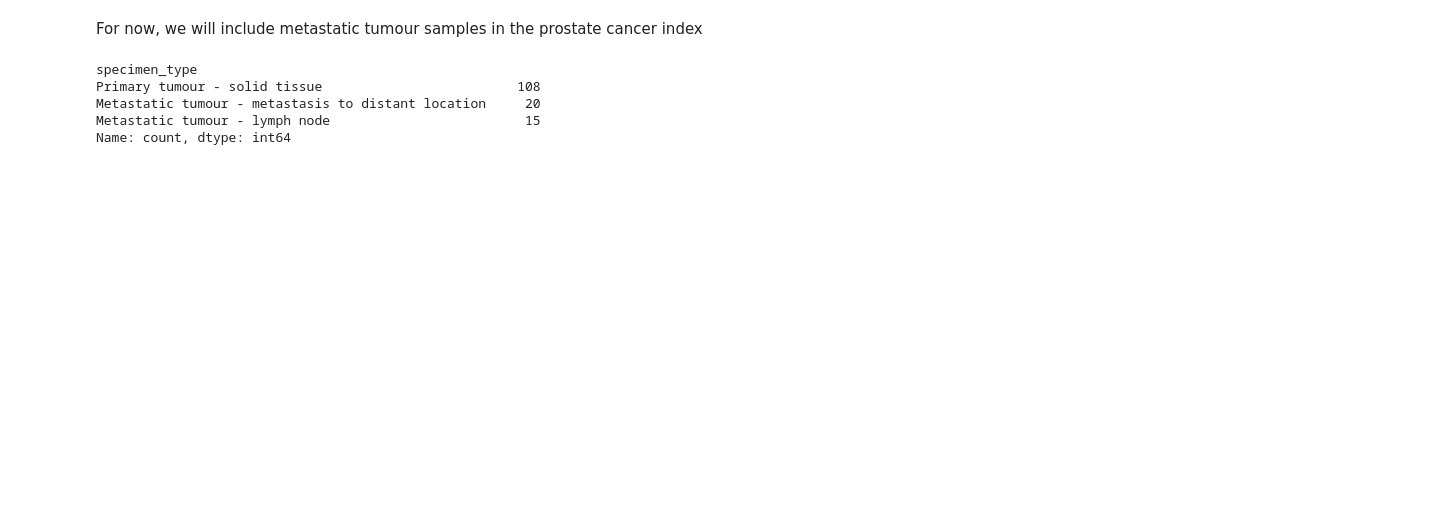
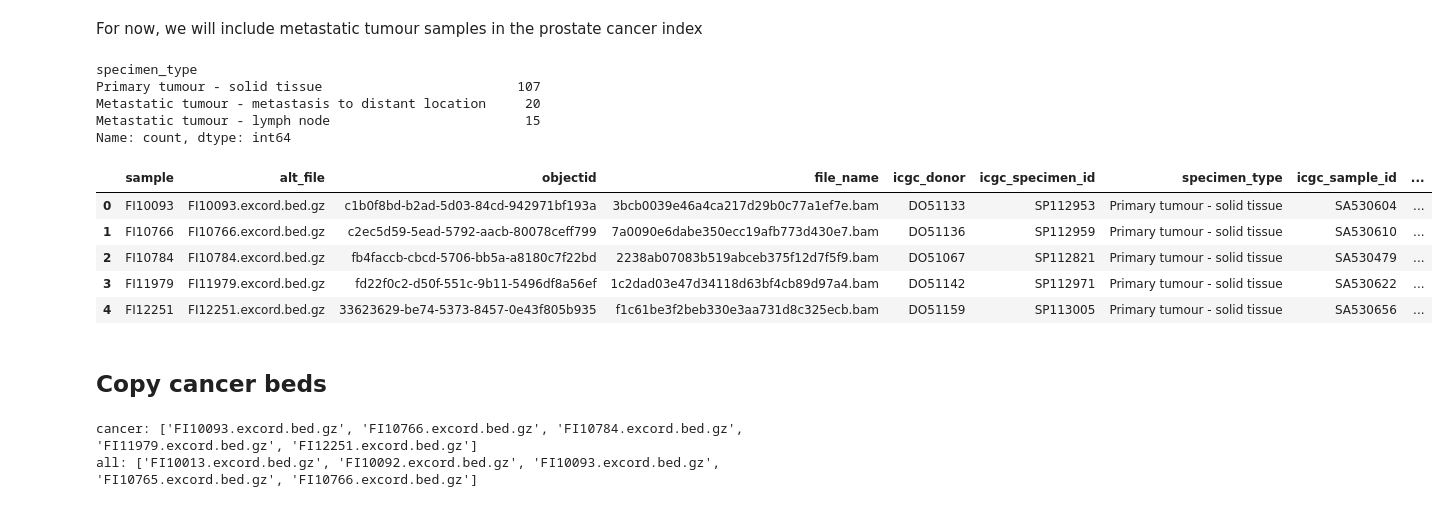
Before and after one commit to jakekrol/genefusion, a Jupyter notebook: python/prostate_stix_ped.ipynb, the cells around one changed output. Saved outputs shown, nothing was run; the diff lists cells and outputs as text; code cells hidden in the pictures; blank space fills up the shorter version.

Commit message:
prostate: fs setup for giggle idx and create sharded peds

```diff
--- a/python/prostate_stix_ped.ipynb
+++ b/python/prostate_stix_ped.ipynb
@@ -152,16 +152,24 @@ cancer_samples.head()
 # %% [markdown]
 For now, we will include metastatic tumour samples in the prostate cancer index
 # %%
-cancer_samples.specimen_type.value_counts()
-cancer_samples
+print(cancer_samples.specimen_type.value_counts())
+cancer_samples.head()
 # %% [output]
 specimen_type
-Primary tumour - solid tissue                         108
+Primary tumour - solid tissue                         107
 Metastatic tumour - metastasis to distant location     20
 Metastatic tumour - lymph node                         15
 Name: count, dtype: int64
+|  | sample | alt_file | objectid | file_name | icgc_donor | icgc_specimen_id | specimen_type | icgc_sample_id | ... |
+| 0 | FI10093 | FI10093.excord.bed.gz | c1b0f8bd-b2ad-5d03-84cd-942971bf193a | 3bcb0039e46a4ca217d29b0c77a1ef7e.bam | DO51133 | SP112953 | Primary tumour - solid tissue | SA530604 | ... |
+| 1 | FI10766 | FI10766.excord.bed.gz | c2ec5d59-5ead-5792-aacb-80078ceff799 | 7a0090e6dabe350ecc19afb773d430e7.bam | DO51136 | SP112959 | Primary tumour - solid tissue | SA530610 | ... |
+| 2 | FI10784 | FI10784.excord.bed.gz | fb4faccb-cbcd-5706-bb5a-a8180c7f22bd | 2238ab07083b519abceb375f12d7f5f9.bam | DO51067 | SP112821 | Primary tumour - solid tissue | SA530479 | ... |
+| 3 | FI11979 | FI11979.excord.bed.gz | fd22f0c2-d50f-551c-9b11-5496df8a56ef | 1c2dad03e47d34118d63bf4cb89d97a4.bam | DO51142 | SP112971 | Primary tumour - solid tissue | SA530622 | ... |
+| 4 | FI12251 | FI12251.excord.bed.gz | 33623629-be74-5373-8457-0e43f805b935 | f1c61be3f2beb330e3aa731d8c325ecb.bam | DO51159 | SP113005 | Primary tumour - solid tissue | SA530656 | ... |
 # %%
 cancer_samples.alt_file.sort_values().to_csv('../data/meta/tumour_samples.txt',sep='\t',header=False,index=False)
 # %%
 #df_icgc_prostate.to_csv('../data/meta/icgc-GRCh37-prostate_cancer.ped',sep='\t',index=False)
 cancer_samples.to_csv('../data/meta/icgc-GRCh37-prostate_cancer.ped',sep='\t',index=False)
+# %% [markdown]
+## Copy cancer beds
@@ -167,0 +183,10 @@ cancer_samples.to_csv('../data/meta/icgc-GRCh37-prostate_cancer.ped',sep='\t',in
+# %%
+prefix_src='/data/jake/gene-fusion/data/cancer_data/prostate/prostate_sort'
+all_prostate_beds = os.listdir(prefix_src)
+all_prostate_beds.sort()
+cancer_beds = cancer_samples.alt_file.tolist()
+print('cancer:', cancer_beds[0:5])
+print('all:',all_prostate_beds[0:5])
+# %% [output]
+cancer: ['FI10093.excord.bed.gz', 'FI10766.excord.bed.gz', 'FI10784.excord.bed.gz', 'FI11979.excord.bed.gz', 'FI12251.excord.bed.gz']
+all: ['FI10013.excord.bed.gz', 'FI10092.excord.bed.gz', 'FI10093.excord.bed.gz', 'FI10765.excord.bed.gz', 'FI10766.excord.bed.gz']
```
Also changed, not shown: parts of 26 cells of this notebook.
